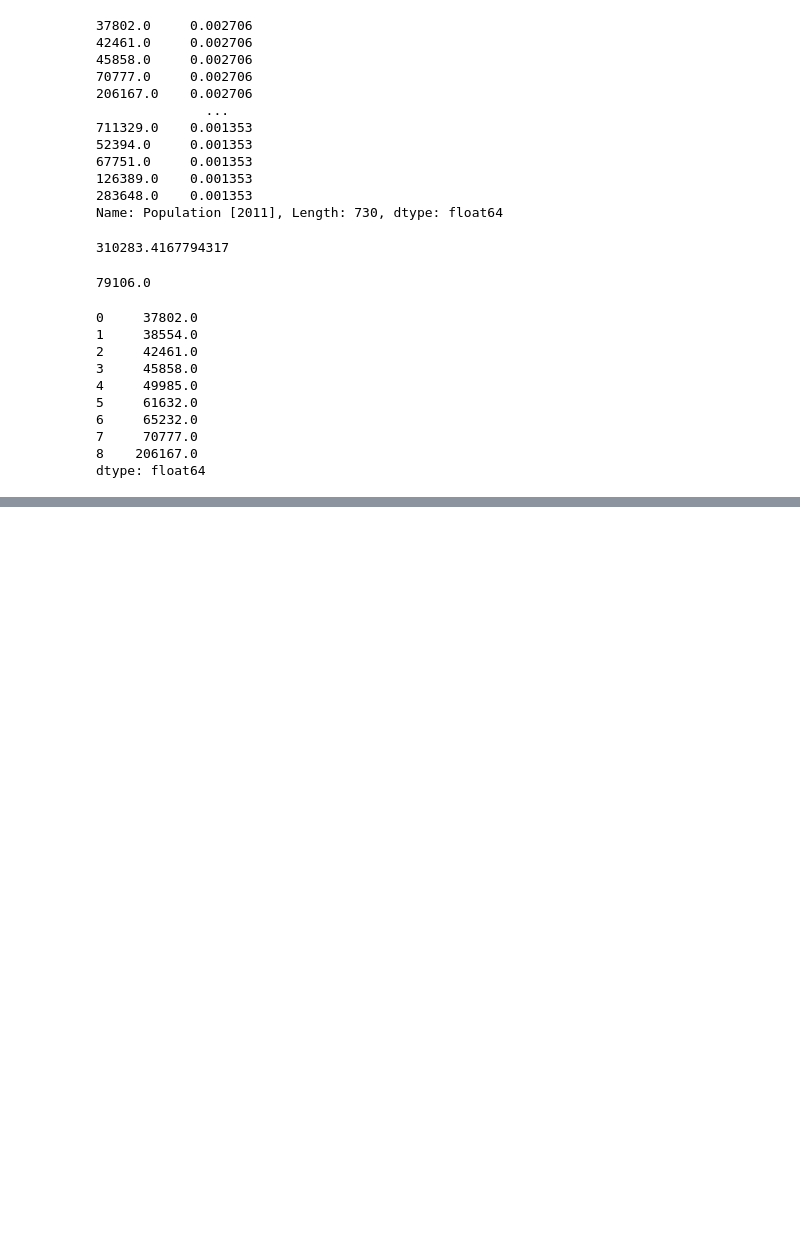
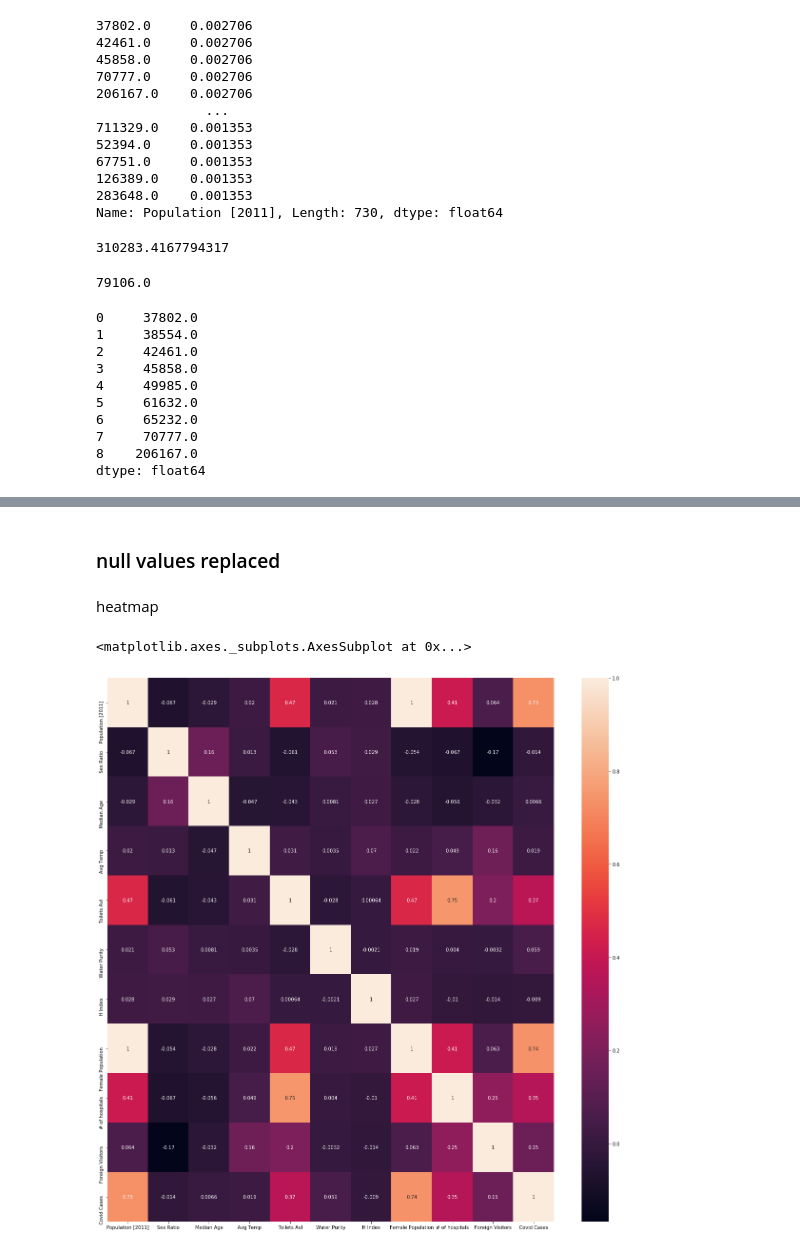
Before and after one commit to saivinayb/Flipr_Hackathon6.0, a Jupyter notebook: COVID19_Sep_1.ipynb, the cells around one changed output, grey strips where cells are left out. Drawn from its saved outputs; the diff is of its cells as text; code cells hidden in the pictures; blank space fills up the shorter version.

```diff
--- a/COVID19_Sep_1.ipynb
+++ b/COVID19_Sep_1.ipynb
@@ -152,0 +916,4 @@ dtype: float64
+# %%
+train = train2.copy()
+# %%
+train['Female Population'].fillna(method='bfill', inplace = True)
@@ -152,0 +1001,2 @@ dtype: float64
+# %%
+train['# of hospitals'].fillna(method='ffill', inplace = True)
@@ -152,0 +1089,2 @@ dtype: float64
+# %%
+train['Foreign Visitors'].fillna(method='ffill', inplace = True)
@@ -152,0 +1143,10 @@ dtype: float64
+# %% [markdown]
+### null values replaced
+# %% [markdown]
+heatmap
+# %%
+plt.figure(figsize =(21,21))
+sns.heatmap(train.corr(), annot = True)
+# %% [output]
+<matplotlib.axes._subplots.AxesSubplot at 0x...>
+[figure, added]
```
Also changed, not shown: parts of 164 cells of this notebook.
